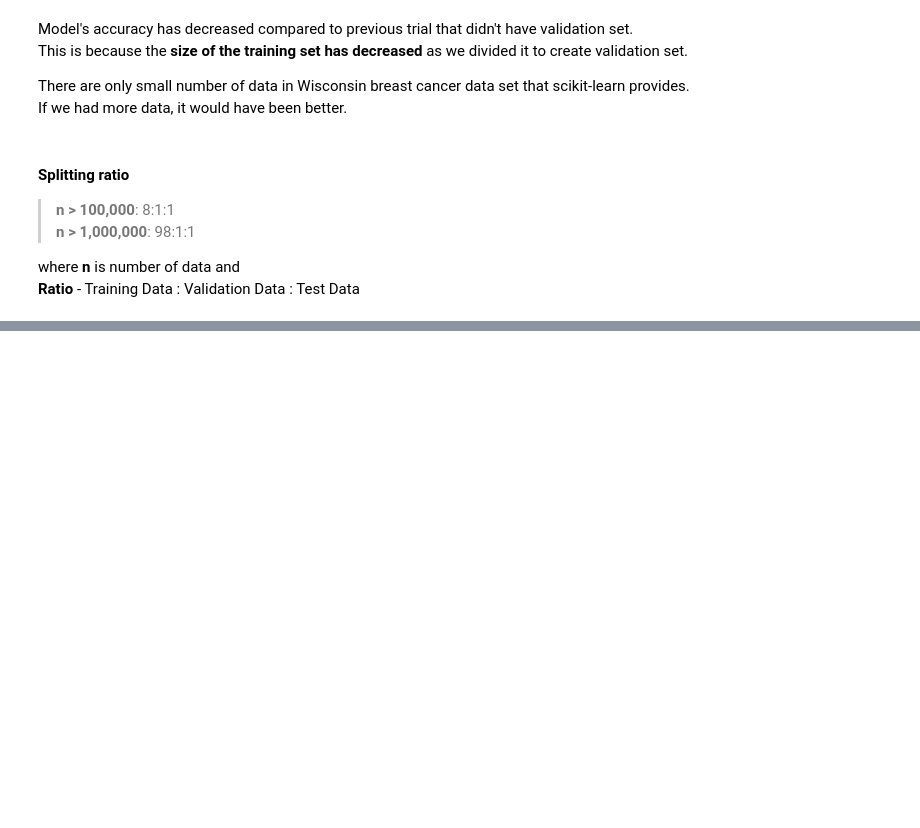
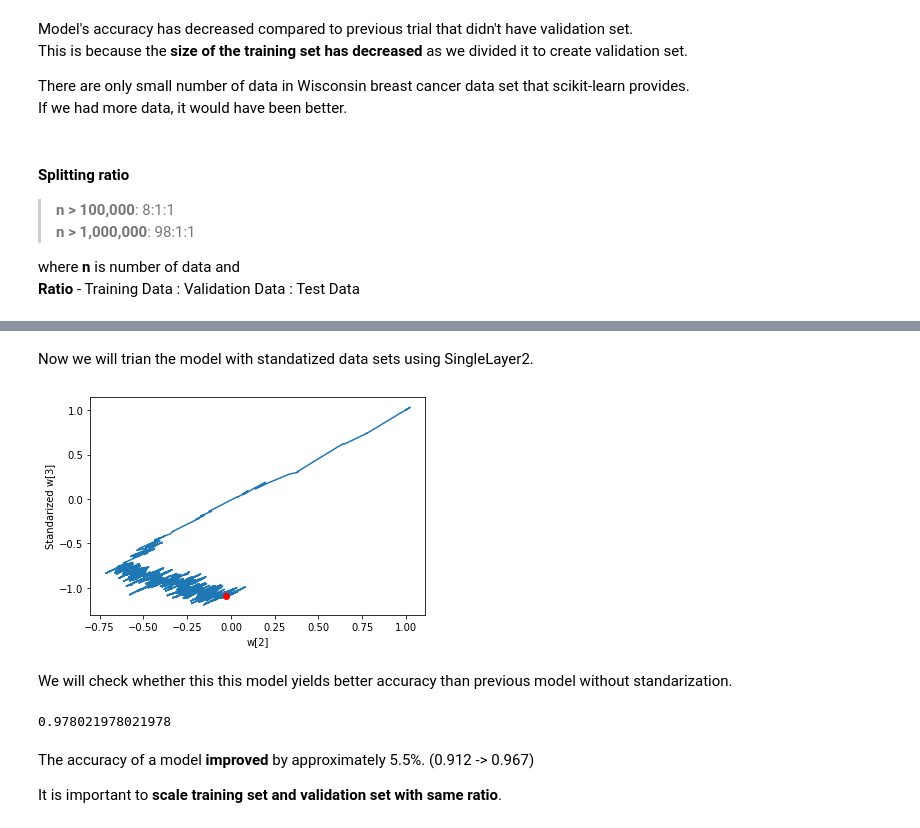
Before and after one commit to hwuiwon/ml-study, a Jupyter notebook: Using_scikit_learn.ipynb, the cells around one changed output, grey strips where cells are left out. Drawn from its saved outputs; the diff is of its cells as text; code cells hidden in the pictures; blank space fills up the shorter version.

```diff
--- a/Using_scikit_learn.ipynb
+++ b/Using_scikit_learn.ipynb
@@ -314,0 +432,34 @@ where **n** is number of data and<br>
+# %%
+import numpy as np
+
+train_mean = np.mean(x_train, axis=0)
+train_std = np.std(x_train, axis=0)
+x_train_scaled = (x_train - train_mean) / train_std
+# %% [markdown]
+Now we will trian the model with standatized data sets using SingleLayer2.
+# %%
+layer2 = SingleLayer2()
+layer2.fit(x_train_scaled, y_train)
+w2 = []
+w3 = []
+for w in layer2.w_history:
+  w2.append(w[2])
+  w3.append(w[3])
+plt.plot(w2, w3)
+plt.plot(w2[-1], w3[-1], 'ro')
+plt.xlabel('w[2]')
+plt.ylabel('Standarized w[3]')
+plt.show()
+# %% [output]
+[figure, added]
+# %% [markdown]
+We will check whether this this model yields better accuracy than previous model without standarization.
+# %%
+x_val_scaled = (x_val - train_mean) / train_std
+layer2.score(x_val_scaled, y_val)
+# %% [output]
+0.978021978021978
+# %% [markdown]
+The accuracy of a model **improved** by approximately 5.5%. (0.912 -> 0.967)
+
+It is important to **scale training set and validation set with same ratio**.
```
Also changed, not shown: parts of 19 cells of this notebook.
